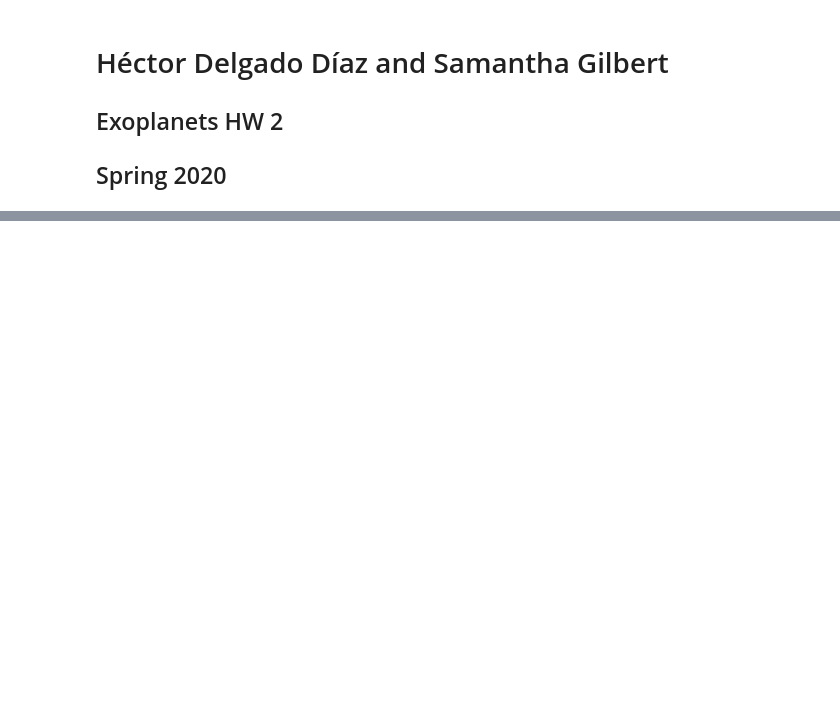
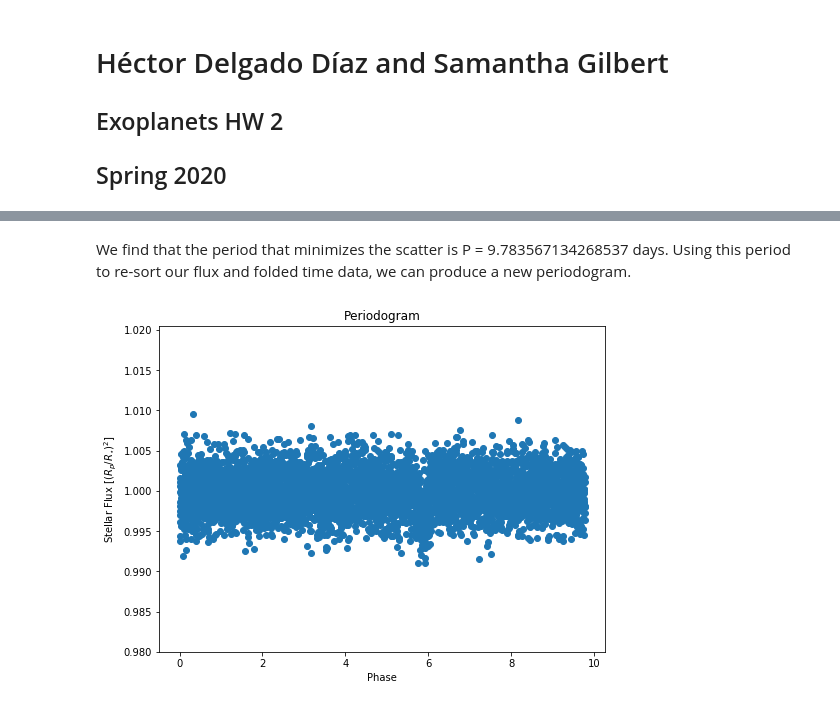
Before and after one commit to hdelgad9/astr597_exo, a Jupyter notebook: HW_2/Exoplanets HW 2.ipynb, the cells around one changed output, grey strips where cells are left out. Drawn from its saved outputs; the diff is of its cells as text; code cells hidden in the pictures; blank space fills up the shorter version.

```diff
--- a/HW_2/Exoplanets HW 2.ipynb
+++ b/HW_2/Exoplanets HW 2.ipynb
@@ -32,0 +193,17 @@ $$b^2 = k^2 + 1^2 - 2k\cos(\theta) $$
+# %% [markdown]
+We find that the period that minimizes the scatter is P = 9.783567134268537 days. Using this period to re-sort our flux and folded time data, we can produce a new periodogram.
+# %%
+data['{:3f}'.format(best_p)] = calc_phase(data.time, best_p)
+flux_periodogram = data.sort_values('{:3f}'.format(best_p)).flux.values
+folded_time = data.sort_values('{:3f}'.format(best_p))['{:3f}'.format(best_p)]
+flux_err_folded = data['flux_err'].iloc[folded_time.index]
+
+plt.figure(figsize=[8,6])
+plt.scatter(folded_time,flux_periodogram)
+ax = plt.axes()
+ax.set_title('Periodogram')
+ax.set_xlabel('Phase')
+ax.set_ylabel('Stellar Flux [$(R_p/R_{\star})^2$]')
+plt.show()
+# %% [output]
+[figure, added]
```
Also changed, not shown: parts of 15 cells of this notebook.
